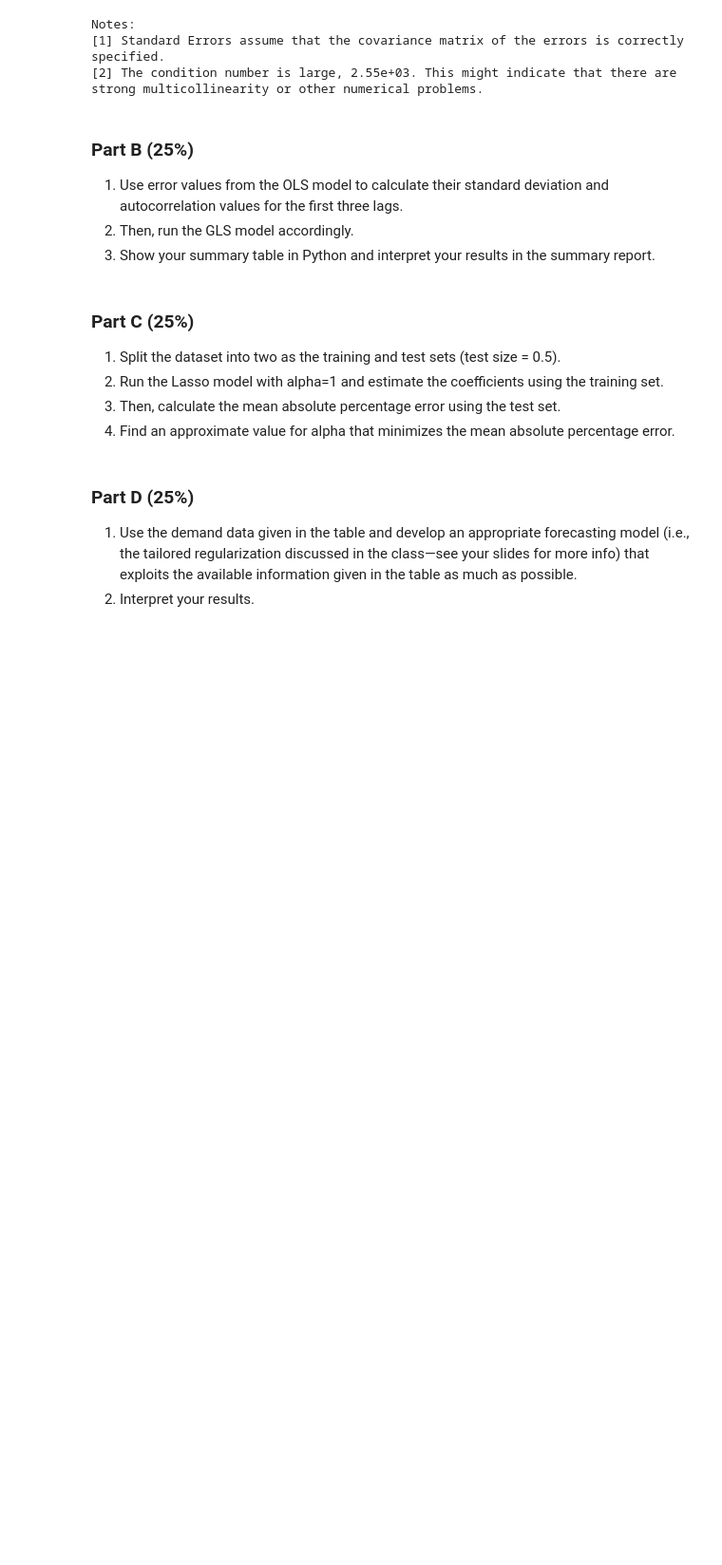
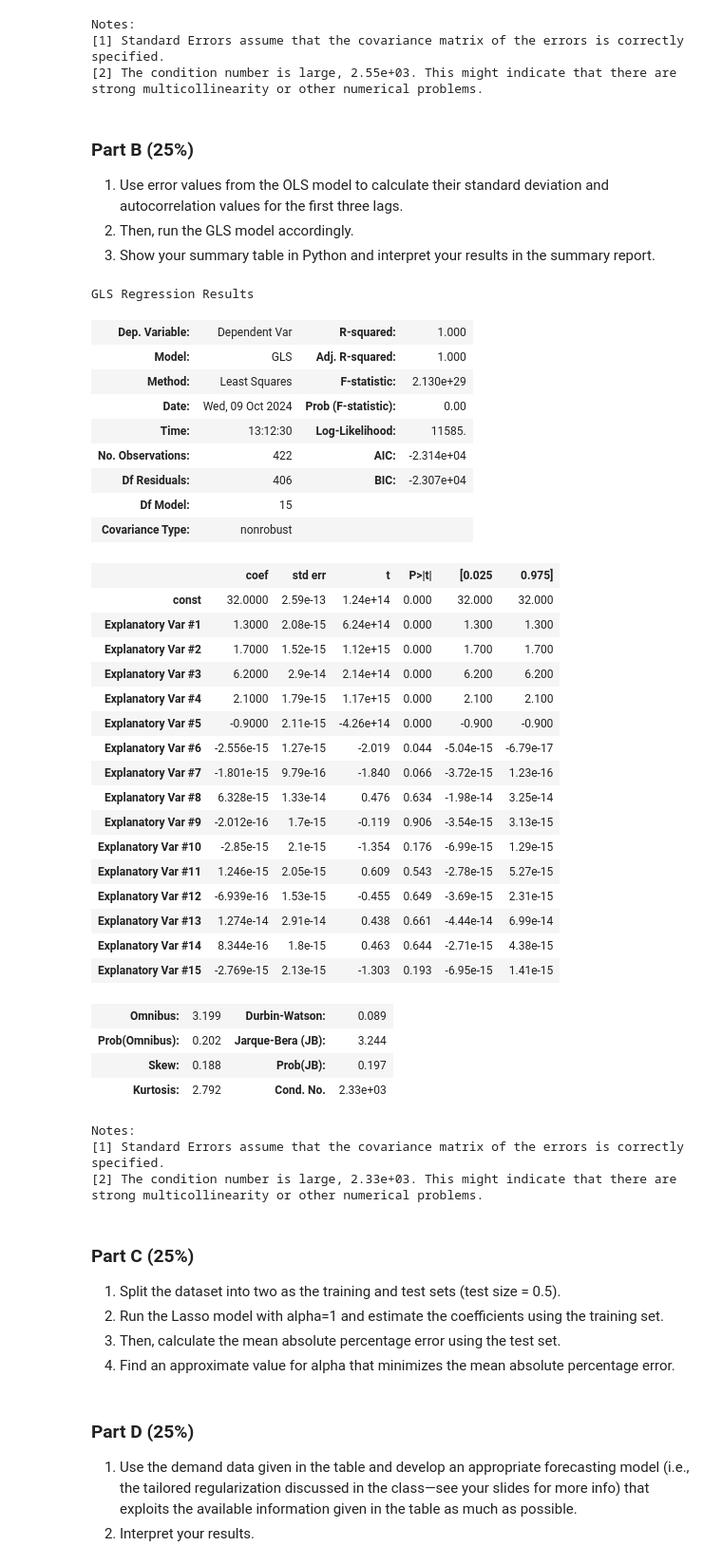
Before and after one commit to xiaowanzisj/Predictive-Modelling-Fall-2024, a Jupyter notebook: assignment.ipynb, the cells around one changed output. Shown at 95% size. Saved outputs shown, nothing was run; the diff lists cells and outputs as text; code cells hidden in the pictures; blank space fills up the shorter version.

```diff
--- a/assignment.ipynb
+++ b/assignment.ipynb
@@ -154,3 +160,45 @@ strong multicollinearity or other numerical problems.
+# %%
+# Q2
+rho = autocorrelations[0]
+n = len(y)
+cov_matrix = toeplitz(np.append([1, rho], np.zeros(n-2)))
+sm.GLS(y, x_updated, sigma=cov_matrix).fit().summary()
+# %% [output]
+GLS Regression Results
+| Dep. Variable: | Dependent Var | R-squared: | 1.000 |
+| Model: | GLS | Adj. R-squared: | 1.000 |
+| Method: | Least Squares | F-statistic: | 2.130e+29 |
+| Date: | Wed, 09 Oct 2024 | Prob (F-statistic): | 0.00 |
+| Time: | 13:12:30 | Log-Likelihood: | 11585. |
+| No. Observations: | 422 | AIC: | -2.314e+04 |
+| Df Residuals: | 406 | BIC: | -2.307e+04 |
+| Df Model: | 15 |  |  |
+| Covariance Type: | nonrobust |  |  |
+|  | coef | std err | t | P>|t| | [0.025 | 0.975] |
+| const | 32.0000 | 2.59e-13 | 1.24e+14 | 0.000 | 32.000 | 32.000 |
+| Explanatory Var #1 | 1.3000 | 2.08e-15 | 6.24e+14 | 0.000 | 1.300 | 1.300 |
+| Explanatory Var #2 | 1.7000 | 1.52e-15 | 1.12e+15 | 0.000 | 1.700 | 1.700 |
+| Explanatory Var #3 | 6.2000 | 2.9e-14 | 2.14e+14 | 0.000 | 6.200 | 6.200 |
+| Explanatory Var #4 | 2.1000 | 1.79e-15 | 1.17e+15 | 0.000 | 2.100 | 2.100 |
+| Explanatory Var #5 | -0.9000 | 2.11e-15 | -4.26e+14 | 0.000 | -0.900 | -0.900 |
+| Explanatory Var #6 | -2.556e-15 | 1.27e-15 | -2.019 | 0.044 | -5.04e-15 | -6.79e-17 |
+| Explanatory Var #7 | -1.801e-15 | 9.79e-16 | -1.840 | 0.066 | -3.72e-15 | 1.23e-16 |
+| Explanatory Var #8 | 6.328e-15 | 1.33e-14 | 0.476 | 0.634 | -1.98e-14 | 3.25e-14 |
+| Explanatory Var #9 | -2.012e-16 | 1.7e-15 | -0.119 | 0.906 | -3.54e-15 | 3.13e-15 |
+| Explanatory Var #10 | -2.85e-15 | 2.1e-15 | -1.354 | 0.176 | -6.99e-15 | 1.29e-15 |
+| Explanatory Var #11 | 1.246e-15 | 2.05e-15 | 0.609 | 0.543 | -2.78e-15 | 5.27e-15 |
+| Explanatory Var #12 | -6.939e-16 | 1.53e-15 | -0.455 | 0.649 | -3.69e-15 | 2.31e-15 |
+| Explanatory Var #13 | 1.274e-14 | 2.91e-14 | 0.438 | 0.661 | -4.44e-14 | 6.99e-14 |
+| Explanatory Var #14 | 8.344e-16 | 1.8e-15 | 0.463 | 0.644 | -2.71e-15 | 4.38e-15 |
+| Explanatory Var #15 | -2.769e-15 | 2.13e-15 | -1.303 | 0.193 | -6.95e-15 | 1.41e-15 |
+| Omnibus: | 3.199 | Durbin-Watson: | 0.089 |
+| Prob(Omnibus): | 0.202 | Jarque-Bera (JB): | 3.244 |
+| Skew: | 0.188 | Prob(JB): | 0.197 |
+| Kurtosis: | 2.792 | Cond. No. | 2.33e+03 |
+Notes:
+[1] Standard Errors assume that the covariance matrix of the errors is correctly specified.
+[2] The condition number is large, 2.33e+03. This might indicate that there are
+strong multicollinearity or other numerical problems.
 # %% [markdown]
 ### Part C (25%)
 1.	Split the dataset into two as the training and test sets (test size = 0.5).
```
Also changed, not shown: parts of 2 cells of this notebook.
